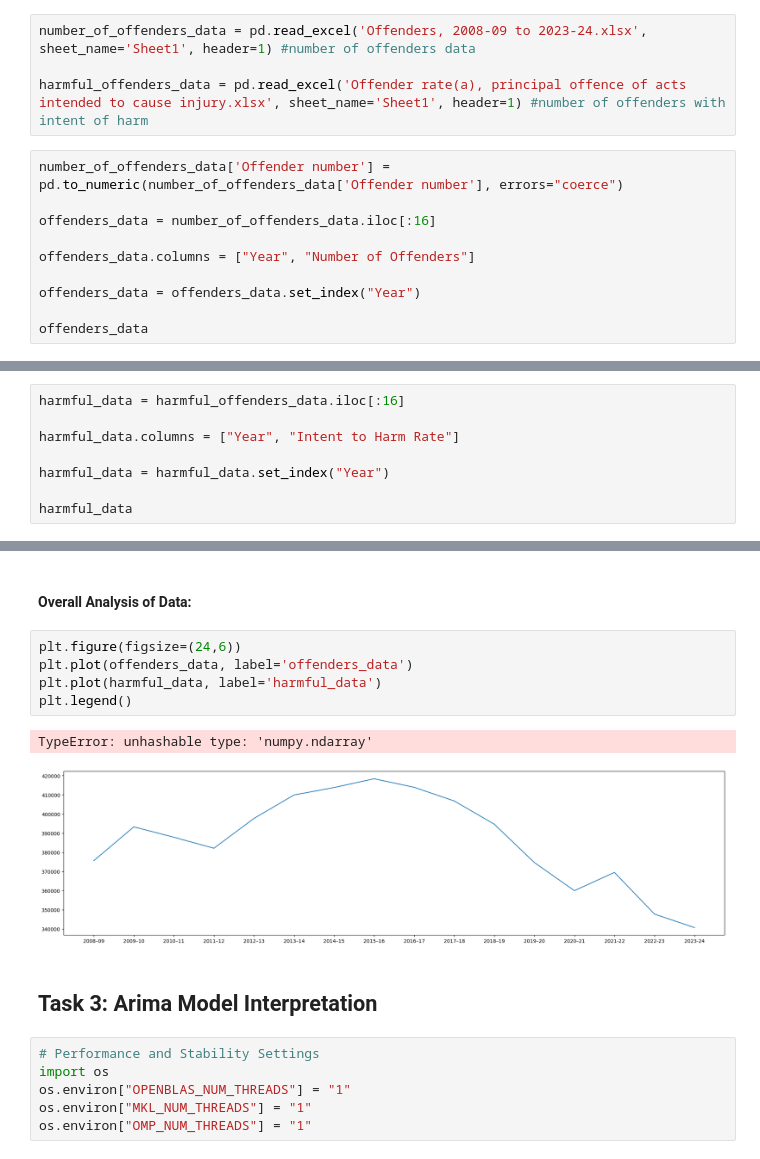
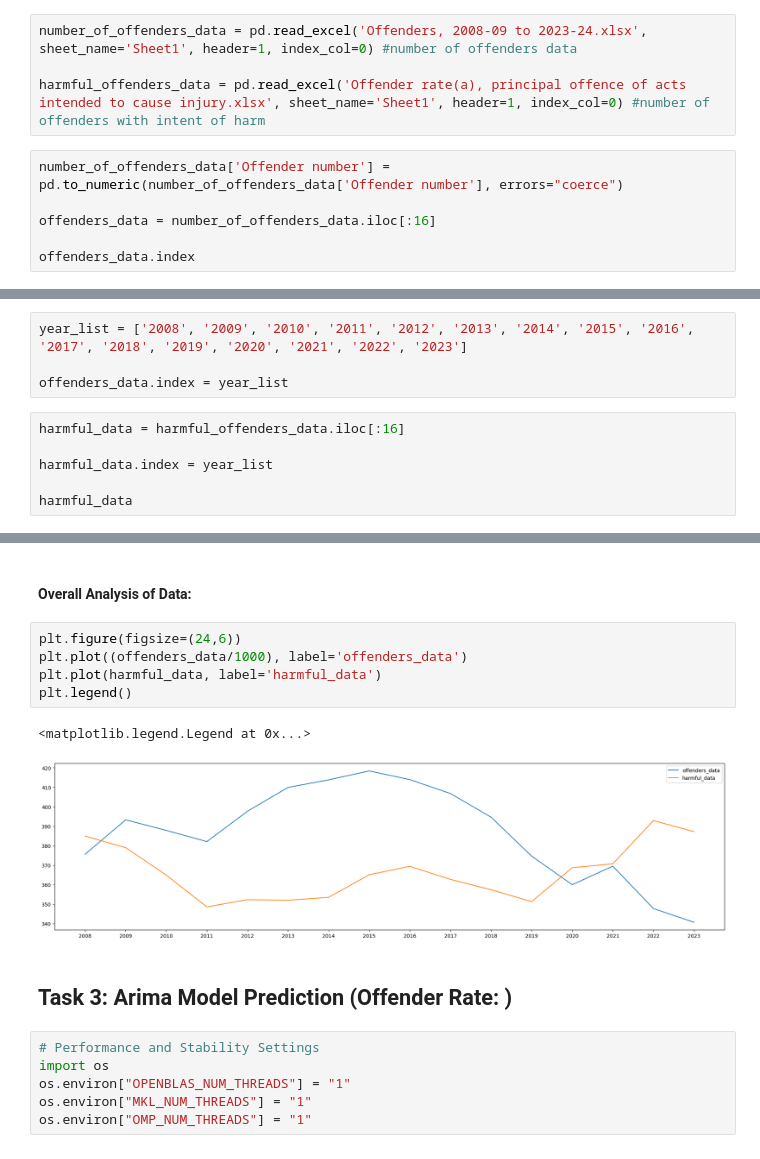
Before and after one commit to leeglb/HomeSurveillance-Project, a Jupyter notebook: crimeratemodel.ipynb, the cells around one changed output, grey strips where cells are left out. Cells and saved outputs as stored; diff of their text form.

Commit message:
new model

```diff
--- a/crimeratemodel.ipynb
+++ b/crimeratemodel.ipynb
@@ -52,17 +52,13 @@ dts = [dt.strftime('%Y-%m-%d %H:%M:00') for dt in
        datetime_range(datetime(2008, 1, 1), datetime(2024, 12, 30, 0, 15, 0),
                       timedelta(minutes=15))]
 # %%
-number_of_offenders_data = pd.read_excel('Offenders, 2008-09 to 2023-24.xlsx', sheet_name='Sheet1', header=1) #number of offenders data
+number_of_offenders_data = pd.read_excel('Offenders, 2008-09 to 2023-24.xlsx', sheet_name='Sheet1', header=1, index_col=0) #number of offenders data
 
-harmful_offenders_data = pd.read_excel('Offender rate(a), principal offence of acts intended to cause injury.xlsx', sheet_name='Sheet1', header=1) #number of offenders with intent of harm
+harmful_offenders_data = pd.read_excel('Offender rate(a), principal offence of acts intended to cause injury.xlsx', sheet_name='Sheet1', header=1, index_col=0) #number of offenders with intent of harm
 # %%
 number_of_offenders_data['Offender number'] = pd.to_numeric(number_of_offenders_data['Offender number'], errors="coerce")
 
 offenders_data = number_of_offenders_data.iloc[:16]
 
-offenders_data.columns = ["Year", "Number of Offenders"]
-
-offenders_data = offenders_data.set_index("Year")
-
-offenders_data
+offenders_data.index
 # %% [output]
@@ -87,8 +69,10 @@ offenders_data
+# %%
+year_list = ['2008', '2009', '2010', '2011', '2012', '2013', '2014', '2015', '2016', '2017', '2018', '2019', '2020', '2021', '2022', '2023']
+
+offenders_data.index = year_list
 # %%
 harmful_data = harmful_offenders_data.iloc[:16]
 
-harmful_data.columns = ["Year", "Intent to Harm Rate"]
-
-harmful_data = harmful_data.set_index("Year")
+harmful_data.index = year_list
 
 harmful_data
@@ -131,14 +133,14 @@ Text(0.5, 0, 'Rate per 100,000 persons aged 10 years and over: ')
 #### Overall Analysis of Data:
 # %%
 plt.figure(figsize=(24,6))
-plt.plot(offenders_data, label='offenders_data')
+plt.plot((offenders_data/1000), label='offenders_data')
 plt.plot(harmful_data, label='harmful_data')
 plt.legend()
 # %% [output]
-TypeError: unhashable type: 'numpy.ndarray'
+<matplotlib.legend.Legend at 0x...>
-[figure, old version]
+[figure, new version]
 # %% [markdown]
-## Task 3: Arima Model Interpretation
+## Task 3: Arima Model Prediction (Offender Rate: )
 # %%
 # Performance and Stability Settings
 import os
```
Also changed, not shown: parts of 21 cells of this notebook.
